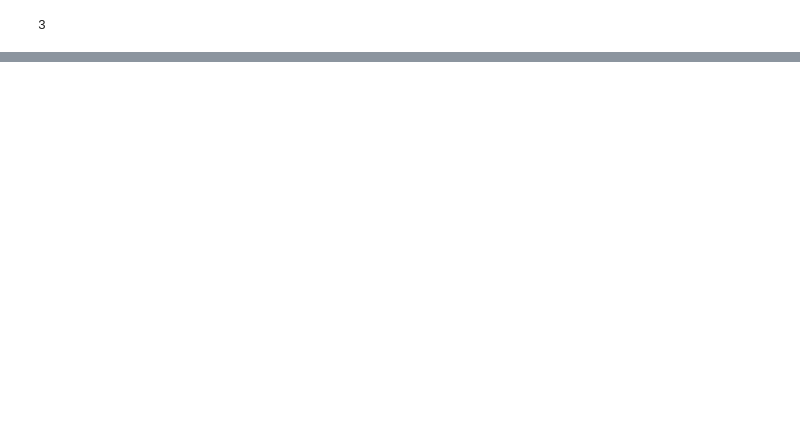
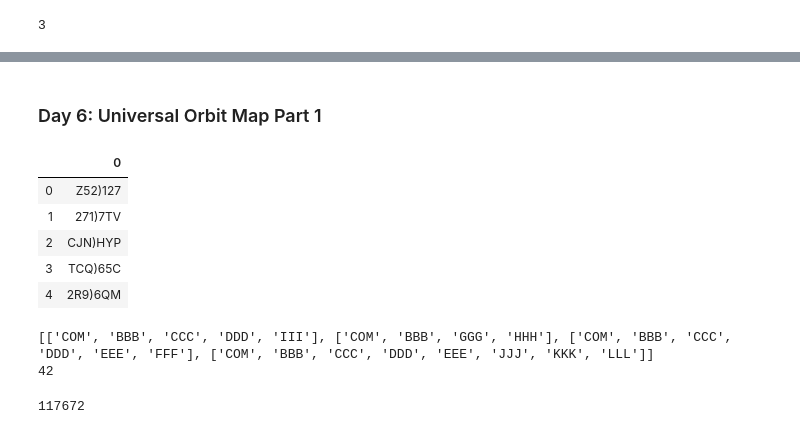
Before and after one commit to elke-hansen/Advent-of-Code-2019, a Jupyter notebook: Advent of Code - WIP.ipynb, the cells around one changed output, grey strips where cells are left out. Cells and saved outputs as stored; diff of their text form; code cells hidden in the pictures; blank space fills up the shorter version.

```diff
--- a/Advent of Code - WIP.ipynb
+++ b/Advent of Code - WIP.ipynb
@@ -494,0 +528,13 @@ test([3,0,4,0,99])
+# %% [markdown]
+### Day 6: Universal Orbit Map Part 1
+# %%
+x_6 = pd.read_csv('./datasets/Day 6 input.csv', header=None)
+# %%
+x_6.head()
+# %% [output]
+|  | 0 |
+| 0 | Z52)127 |
+| 1 | 271)7TV |
+| 2 | CJN)HYP |
+| 3 | TCQ)65C |
+| 4 | 2R9)6QM |
@@ -494,0 +602,9 @@ test([3,0,4,0,99])
+# %%
+orbit_count(test_df[0])
+# %% [output]
+[['COM', 'BBB', 'CCC', 'DDD', 'III'], ['COM', 'BBB', 'GGG', 'HHH'], ['COM', 'BBB', 'CCC', 'DDD', 'EEE', 'FFF'], ['COM', 'BBB', 'CCC', 'DDD', 'EEE', 'JJJ', 'KKK', 'LLL']]
+42
+# %%
+orbit_count(x_6[0])
+# %% [output]
+117672
```
Also changed, not shown: parts of 19 cells of this notebook, 6 other files.
